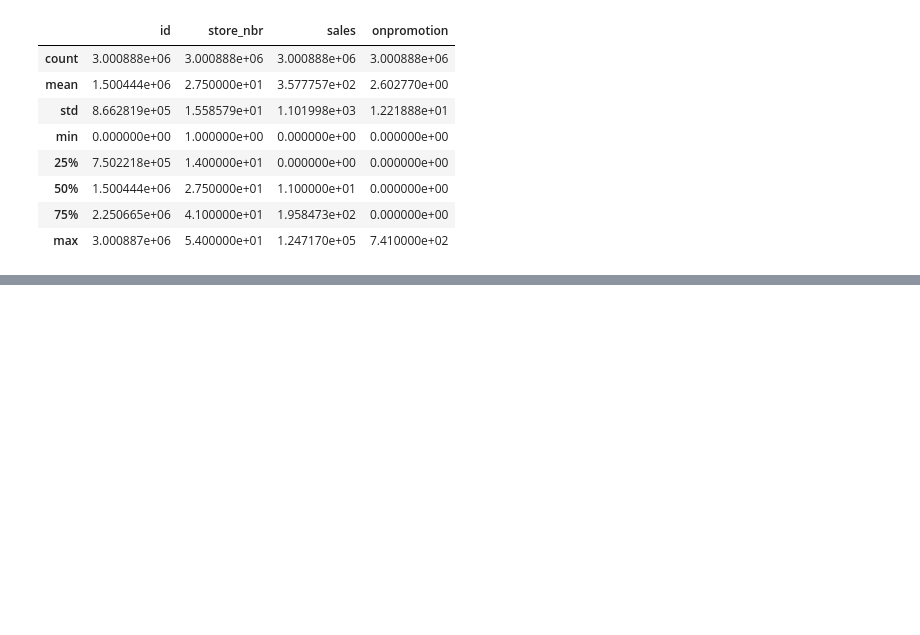
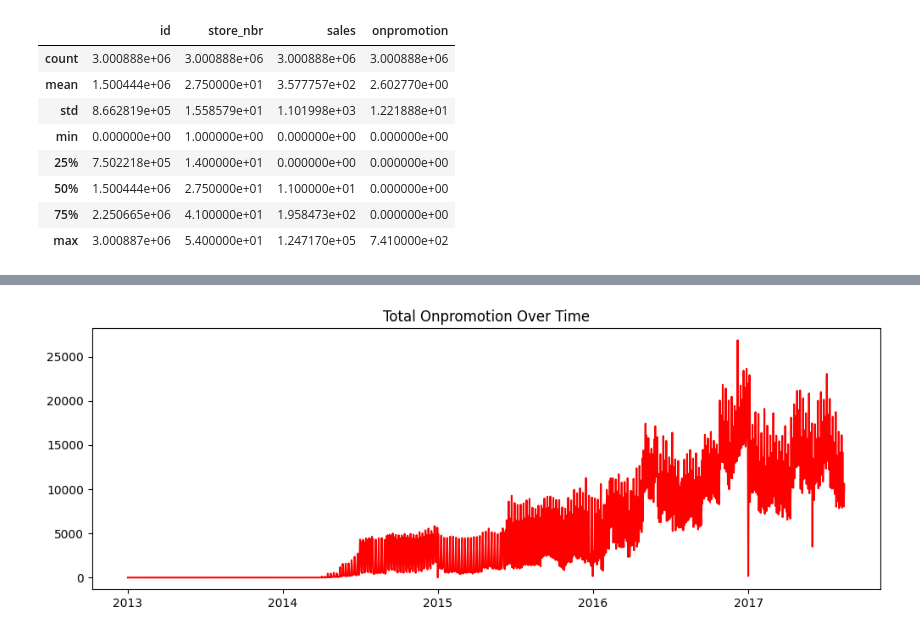
Before and after one commit to mohitDhami87/Store_Sales_Time_Series_Forecasting, a Jupyter notebook: store-sales-time-series-forecasting.ipynb, the cells around one changed output, grey strips where cells are left out. Drawn from its saved outputs; the diff is of its cells as text; code cells hidden in the pictures; blank space fills up the shorter version.

```diff
--- a/store-sales-time-series-forecasting.ipynb
+++ b/store-sales-time-series-forecasting.ipynb
@@ -42,0 +94,8 @@ train_df.describe()
+# %%
+tmp4 = train_df.groupby("date", as_index=False)["onpromotion"].sum()
+plt.figure(figsize=(12,4))
+plt.plot(tmp4["date"], tmp4["onpromotion"], color="red")
+plt.title("Total Onpromotion Over Time")
+plt.show()
+# %% [output]
+[figure, added]
```
Also changed, not shown: parts of 6 cells of this notebook.
